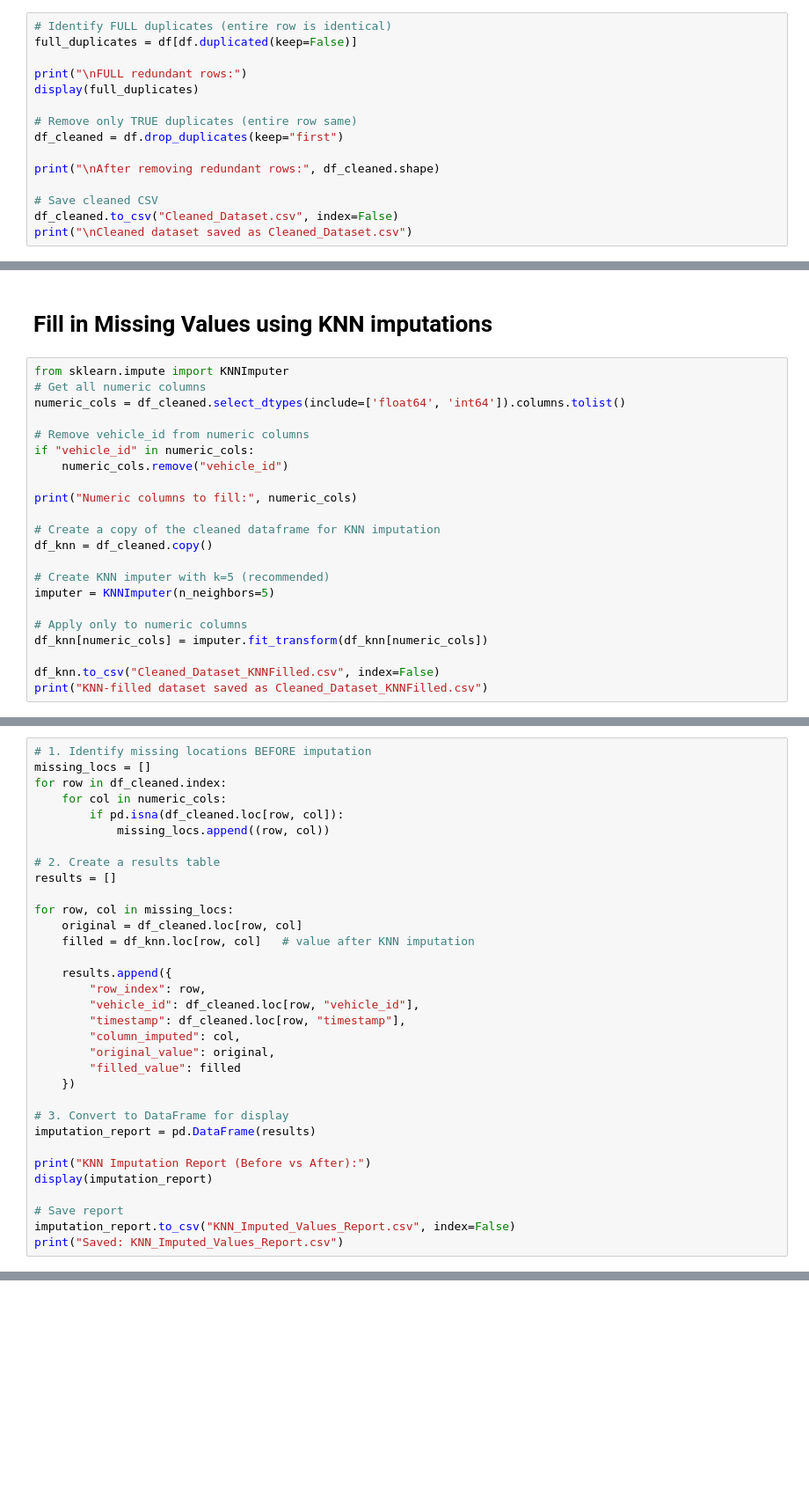
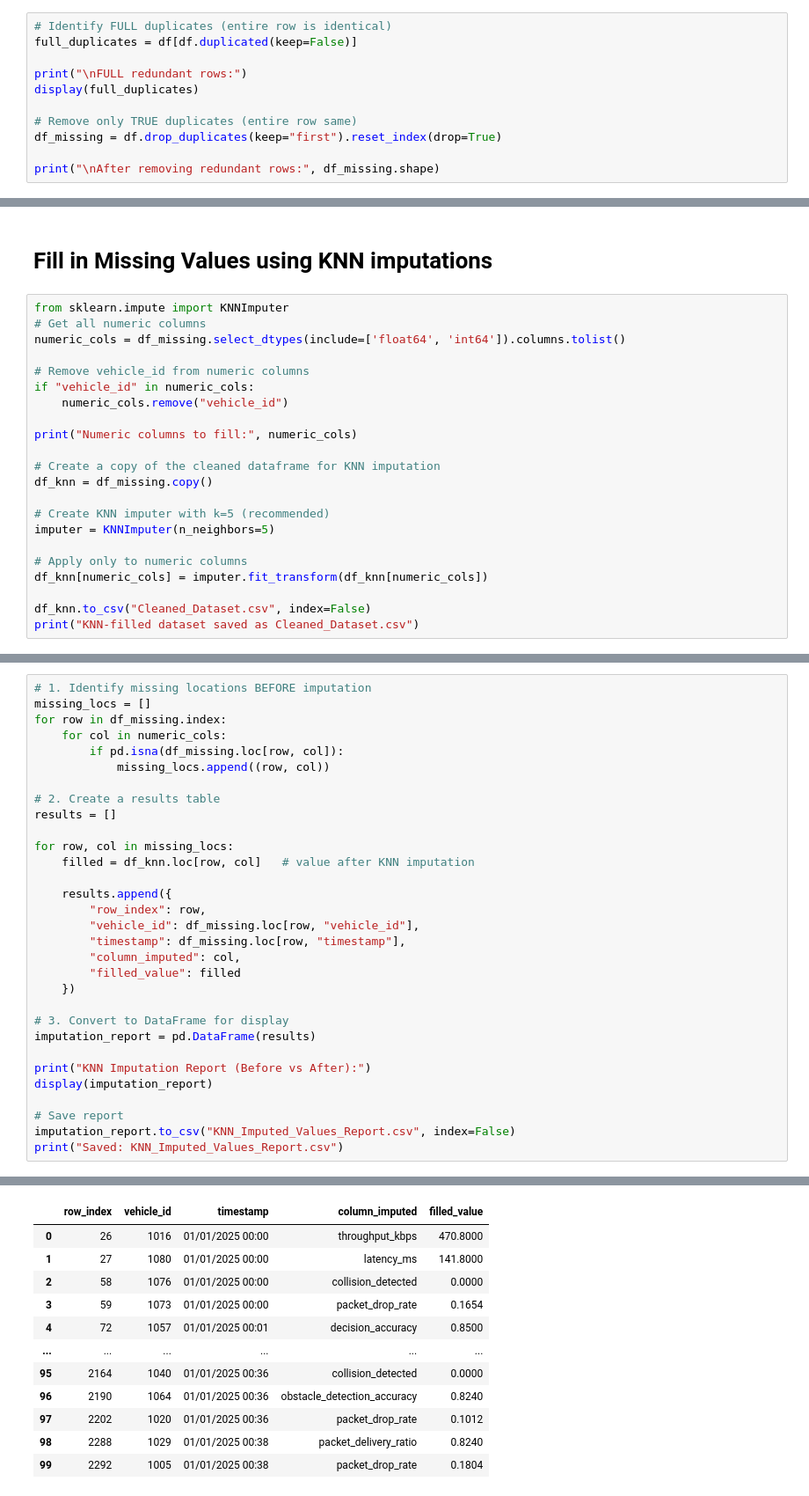
Before and after one commit to WarlockZul/Data-Analytics-Assignment-1, a Jupyter notebook: Cleaning Function.ipynb, the cells around one changed output, grey strips where cells are left out. Shown: that part at 88% size. Saved outputs shown, nothing was run; the diff lists cells and outputs as text; blank space fills up the shorter version.

Commit message:
Dataset is cleaned with report

```diff
--- a/Cleaning Function.ipynb
+++ b/Cleaning Function.ipynb
@@ -62,10 +73,6 @@ print("\nFULL redundant rows:")
 display(full_duplicates)
 
 # Remove only TRUE duplicates (entire row same)
-df_cleaned = df.drop_duplicates(keep="first")
+df_missing = df.drop_duplicates(keep="first").reset_index(drop=True)
 
-print("\nAfter removing redundant rows:", df_cleaned.shape)
-
-# Save cleaned CSV
-df_cleaned.to_csv("Cleaned_Dataset.csv", index=False)
-print("\nCleaned dataset saved as Cleaned_Dataset.csv")
+print("\nAfter removing redundant rows:", df_missing.shape)
@@ -105,7 +133,7 @@ print("Total missing values in cleaned dataset:", total_missing)
 # %%
 from sklearn.impute import KNNImputer
 # Get all numeric columns
-numeric_cols = df_cleaned.select_dtypes(include=['float64', 'int64']).columns.tolist()
+numeric_cols = df_missing.select_dtypes(include=['float64', 'int64']).columns.tolist()
 
 # Remove vehicle_id from numeric columns
 if "vehicle_id" in numeric_cols:
@@ -114,7 +142,7 @@ if "vehicle_id" in numeric_cols:
 print("Numeric columns to fill:", numeric_cols)
 
 # Create a copy of the cleaned dataframe for KNN imputation
-df_knn = df_cleaned.copy()
+df_knn = df_missing.copy()
 
 # Create KNN imputer with k=5 (recommended)
 imputer = KNNImputer(n_neighbors=5)
@@ -122,5 +150,5 @@ imputer = KNNImputer(n_neighbors=5)
 # Apply only to numeric columns
 df_knn[numeric_cols] = imputer.fit_transform(df_knn[numeric_cols])
 
-df_knn.to_csv("Cleaned_Dataset_KNNFilled.csv", index=False)
-print("KNN-filled dataset saved as Cleaned_Dataset_KNNFilled.csv")
+df_knn.to_csv("Cleaned_Dataset.csv", index=False)
+print("KNN-filled dataset saved as Cleaned_Dataset.csv")
@@ -127,24 +160,22 @@ print("KNN-filled dataset saved as Cleaned_Dataset_KNNFilled.csv")
 # %%
 # 1. Identify missing locations BEFORE imputation
 missing_locs = []
-for row in df_cleaned.index:
+for row in df_missing.index:
     for col in numeric_cols:
-        if pd.isna(df_cleaned.loc[row, col]):
+        if pd.isna(df_missing.loc[row, col]):
             missing_locs.append((row, col))
 
 # 2. Create a results table
 results = []
 
 for row, col in missing_locs:
-    original = df_cleaned.loc[row, col]
     filled = df_knn.loc[row, col]   # value after KNN imputation
 
     results.append({
         "row_index": row,
-        "vehicle_id": df_cleaned.loc[row, "vehicle_id"],
-        "timestamp": df_cleaned.loc[row, "timestamp"],
+        "vehicle_id": df_missing.loc[row, "vehicle_id"],
+        "timestamp": df_missing.loc[row, "timestamp"],
         "column_imputed": col,
-        "original_value": original,
         "filled_value": filled
     })
 
@@ -157,3 +188,4 @@ display(imputation_report)
 # Save report
 imputation_report.to_csv("KNN_Imputed_Values_Report.csv", index=False)
 print("Saved: KNN_Imputed_Values_Report.csv")
+# %% [output]
@@ -159,0 +193,12 @@ print("Saved: KNN_Imputed_Values_Report.csv")
+|  | row_index | vehicle_id | timestamp | column_imputed | filled_value |
+| 0 | 26 | 1016 | 01/01/2025 00:00 | throughput_kbps | 470.8000 |
+| 1 | 27 | 1080 | 01/01/2025 00:00 | latency_ms | 141.8000 |
+| 2 | 58 | 1076 | 01/01/2025 00:00 | collision_detected | 0.0000 |
+| 3 | 59 | 1073 | 01/01/2025 00:00 | packet_drop_rate | 0.1654 |
+| 4 | 72 | 1057 | 01/01/2025 00:01 | decision_accuracy | 0.8500 |
+| ... | ... | ... | ... | ... | ... |
+| 95 | 2164 | 1040 | 01/01/2025 00:36 | collision_detected | 0.0000 |
+| 96 | 2190 | 1064 | 01/01/2025 00:36 | obstacle_detection_accuracy | 0.8240 |
+| 97 | 2202 | 1020 | 01/01/2025 00:36 | packet_drop_rate | 0.1012 |
+| 98 | 2288 | 1029 | 01/01/2025 00:38 | packet_delivery_ratio | 0.8240 |
+| 99 | 2292 | 1005 | 01/01/2025 00:38 | packet_drop_rate | 0.1804 |
```
Also changed, not shown: parts of 12 cells of this notebook, 4 other files.
